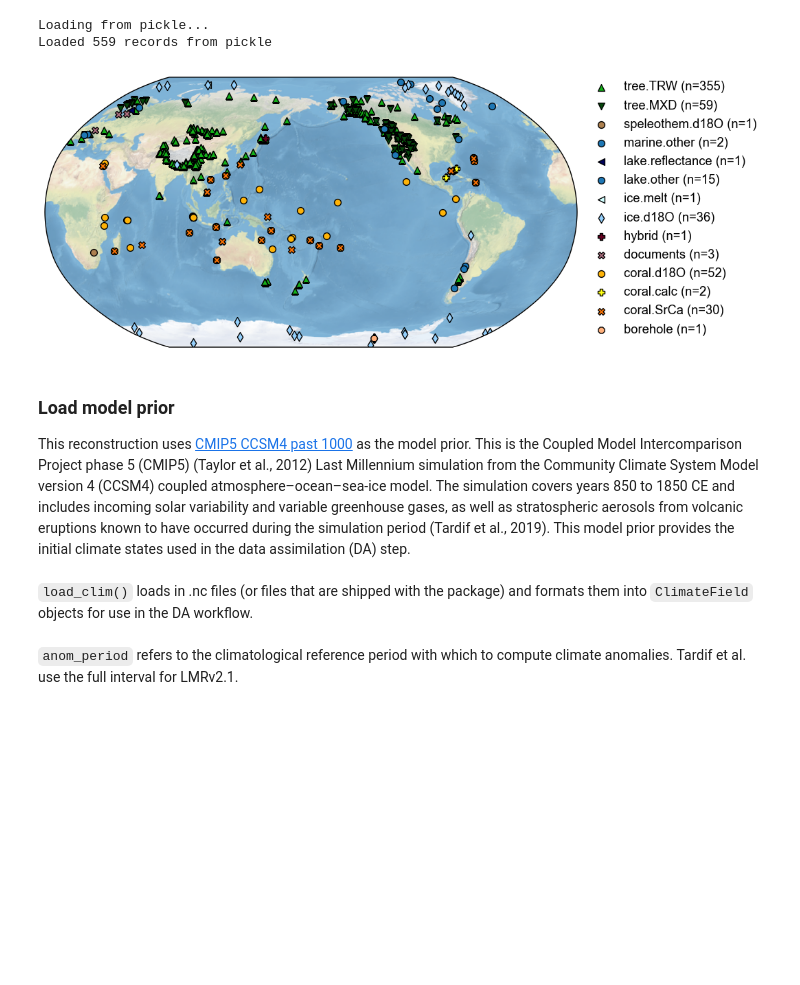
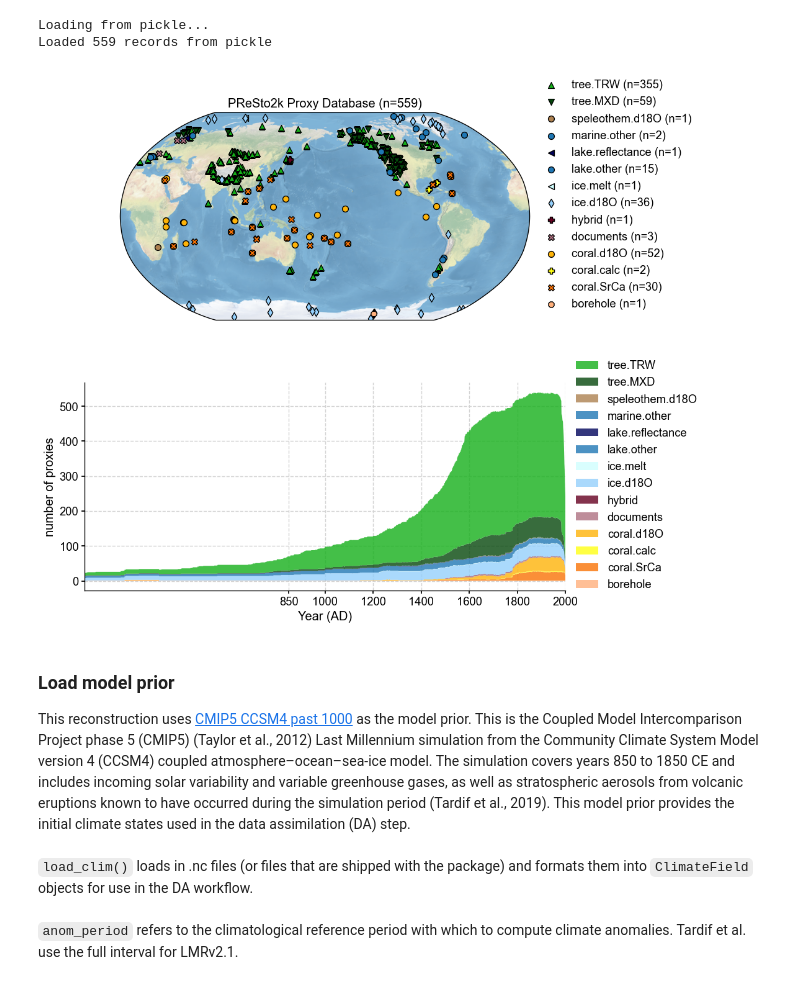
Before and after one commit to LinkedEarth/presto2k_cfr_pb, a Jupyter notebook: notebooks/data_assimilation/C02_b_DA_with_individual_seasonality.ipynb, the cells around one changed output. Saved outputs shown, nothing was run; the diff lists cells and outputs as text; code cells hidden in the pictures; blank space fills up the shorter version.

```diff
--- a/notebooks/data_assimilation/C02_b_DA_with_individual_seasonality.ipynb
+++ b/notebooks/data_assimilation/C02_b_DA_with_individual_seasonality.ipynb
@@ -65,22 +65,33 @@ This comes from _Assembling the Proxy Database from the LiPDVerse_ , where the d
 import pickle
 
 print("Loading from pickle...")
-with open('./prev_data/pdb_w_seasonality_annual.pkl', 'rb') as f:
+with open('../prev_data/past2k_pdbs/pdb_w_seasonality_annual.pkl', 'rb') as f:
     pickle_db = pickle.load(f)
 
 print(f"Loaded {pickle_db.nrec} records from pickle")
 # %% [output]
 Loading from pickle...
 Loaded 559 records from pickle
-# %%
-# new
-
-job = cfr.ReconJob()
-job.proxydb = pickle_db
-
-fig, ax = job.proxydb.plot(plot_count=False)
-# %% [output]
-[figure, removed]
+# %%
+# new
+
+job = cfr.ReconJob()
+job.proxydb = pickle_db
+
+all_proxy_years = np.concatenate([
+    np.asarray(record.time, dtype=float)
+    for record in pickle_db.records.values()
+])
+count_year = np.arange(int(np.floor(np.nanmin(all_proxy_years))), 2001)
+
+fig, ax = pickle_db.plot(
+    plot_count=True,
+    year=count_year,
+    plot_timespan=[0, 2000],
+    title= f'PReSto2k Proxy Database (n={pickle_db.nrec})'
+)
+# %% [output]
+[figure, added]
 # %% [markdown]
 ### Load model prior
 
```
Also changed, not shown: parts of 7 cells of this notebook, 3 other files.
